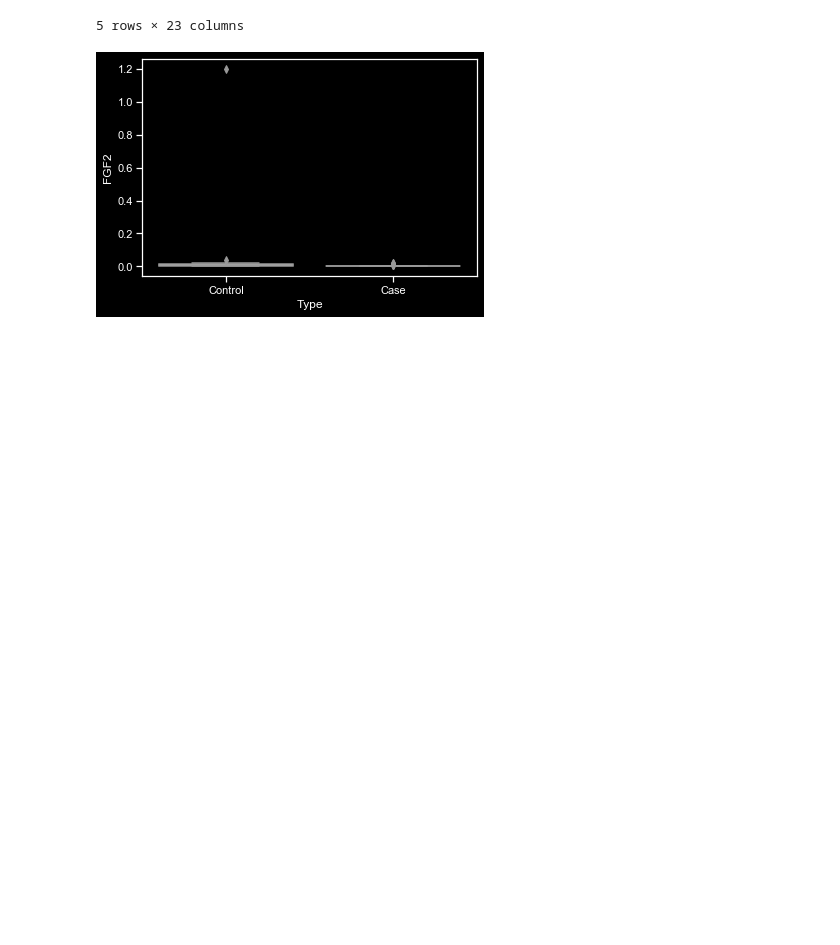
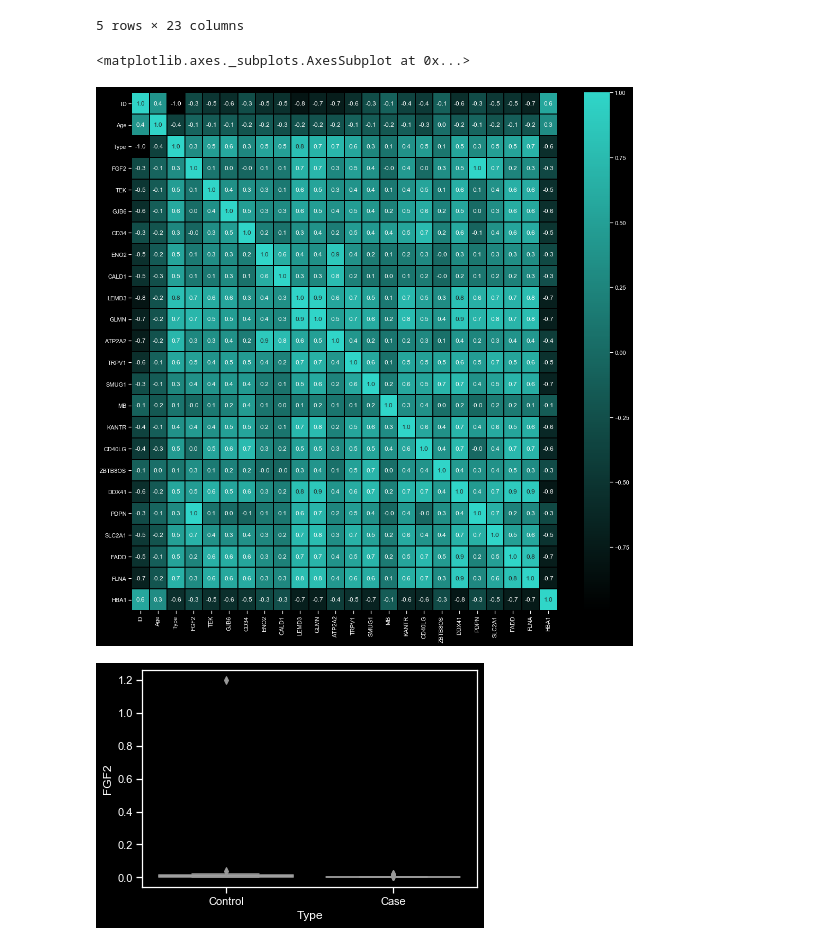
Before and after one commit to Viggyvenkat/HeartFailureDiagnosis, a Jupyter notebook: heart_failure_analysis.ipynb, the cells around one changed output. Saved outputs shown, nothing was run; the diff lists cells and outputs as text; code cells hidden in the pictures; blank space fills up the shorter version.

```diff
--- a/heart_failure_analysis.ipynb
+++ b/heart_failure_analysis.ipynb
@@ -10,6 +10,7 @@ import seaborn as sns
 import sklearn as sk
 # %%
 cvd_df = pd.read_csv('CVD_Data.csv')
+heat_map = cvd_df
 print(cvd_df)
 # %% [output]
       ID  Gender   Race  Age     Type  FGF2   TEK  GJB6  CD34   ENO2  ...  \
@@ -92,3 +95,14 @@ plt.style.use("dark_background")
+# %%
+le = preprocessing.LabelEncoder()
+le.fit(heat_map['Type'])
+heat_map['Type'] = le.transform(heat_map['Type'])
+# %%
+from  matplotlib.colors import LinearSegmentedColormap
+f,ax = plt.subplots(figsize=(18, 18))
+sns.heatmap(heat_map.corr(), annot=True, linewidths=1, fmt= '.1f',ax=ax, cmap = LinearSegmentedColormap.from_list('rg',[ "black", "#30D5C8"]), linecolor = 'black')
+# %% [output]
+<matplotlib.axes._subplots.AxesSubplot at 0x...>
+[figure, added]
 # %%
 ax = sns.boxplot(x='Type', y='FGF2', data=genomic_cvd_df, orient="v", color = "white")
 # %% [output]
```
Also changed, not shown: parts of 3 cells of this notebook, 1 other file.
